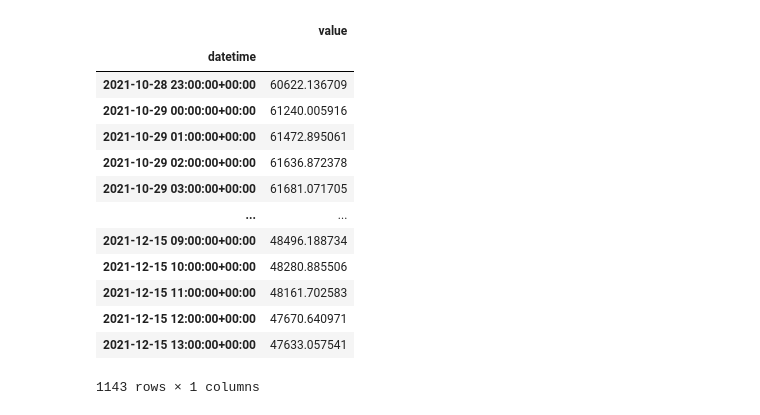
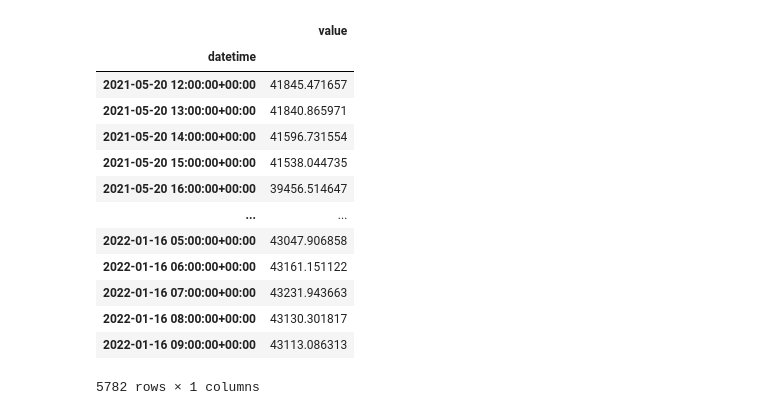
Before and after one commit to Money-Printing/wallet-analysis, a Jupyter notebook: notebooks/notebook_btc.ipynb, the cells around one changed output. Cells and saved outputs as stored; diff of their text form; code cells hidden in the pictures.

```diff
--- a/notebooks/notebook_btc.ipynb
+++ b/notebooks/notebook_btc.ipynb
@@ -47,0 +25,6 @@ transactions
+# %%
+address = '34xp4vRoCGJym3xR7yCVPFHoCNxv4Twseo'
+# %%
+import requests
+transactions = requests.get("https://api.blockchair.com/bitcoin/dashboards/address/{address}?transaction_details=true".format(address=address)).json()['data'][address]['transactions']
+transactions
@@ -52,20 +53,20 @@ from os import getenv
 load_dotenv()
 san.ApiConfig=getenv('san_api')
 # %%
-price = san.get('price_usd/bitcoin', from_date=get_hour_date(transactions.index[-1]), interval='1h')
-price
+data = san.get('price_usd/bitcoin', from_date=get_hour_date(transactions[-1]['time']), interval='1h')
+data
 # %% [output]
 |  | value |
 | datetime |  |
-| 2021-10-28 23:00:00+00:00 | 60622.136709 |
-| 2021-10-29 00:00:00+00:00 | 61240.005916 |
-| 2021-10-29 01:00:00+00:00 | 61472.895061 |
-| 2021-10-29 02:00:00+00:00 | 61636.872378 |
-| 2021-10-29 03:00:00+00:00 | 61681.071705 |
+| 2021-05-20 12:00:00+00:00 | 41845.471657 |
+| 2021-05-20 13:00:00+00:00 | 41840.865971 |
+| 2021-05-20 14:00:00+00:00 | 41596.731554 |
+| 2021-05-20 15:00:00+00:00 | 41538.044735 |
+| 2021-05-20 16:00:00+00:00 | 39456.514647 |
 | ... | ... |
-| 2021-12-15 09:00:00+00:00 | 48496.188734 |
-| 2021-12-15 10:00:00+00:00 | 48280.885506 |
-| 2021-12-15 11:00:00+00:00 | 48161.702583 |
-| 2021-12-15 12:00:00+00:00 | 47670.640971 |
-| 2021-12-15 13:00:00+00:00 | 47633.057541 |
+| 2022-01-16 05:00:00+00:00 | 43047.906858 |
+| 2022-01-16 06:00:00+00:00 | 43161.151122 |
+| 2022-01-16 07:00:00+00:00 | 43231.943663 |
+| 2022-01-16 08:00:00+00:00 | 43130.301817 |
+| 2022-01-16 09:00:00+00:00 | 43113.086313 |
-1143 rows × 1 columns
+5782 rows × 1 columns
```
Also changed, not shown: parts of 28 cells of this notebook, 3 other files.
